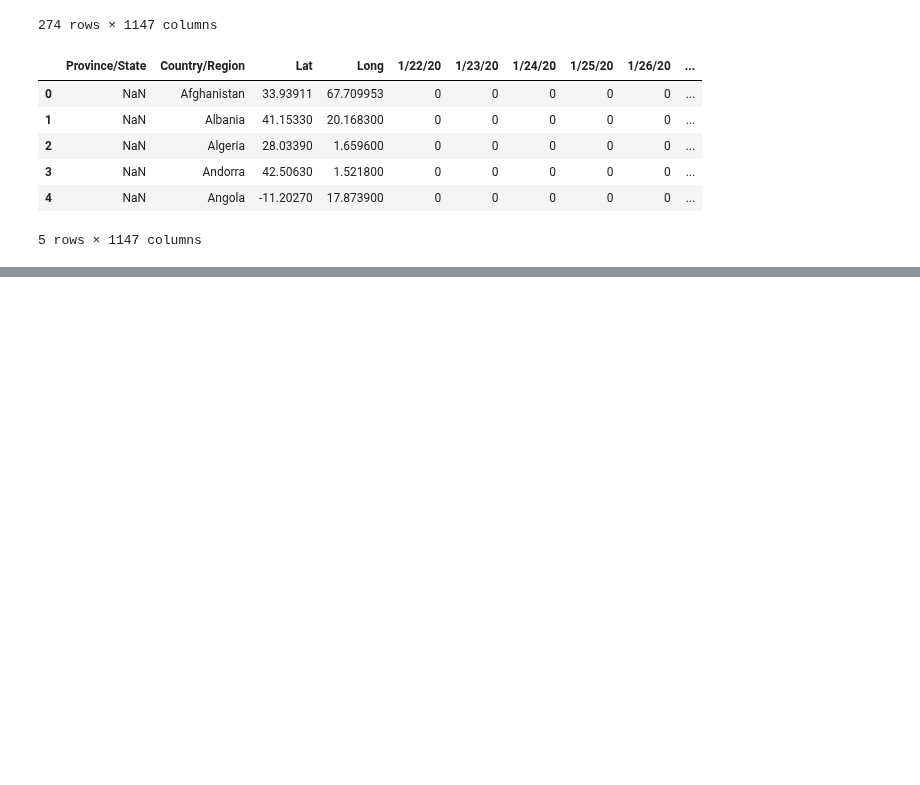
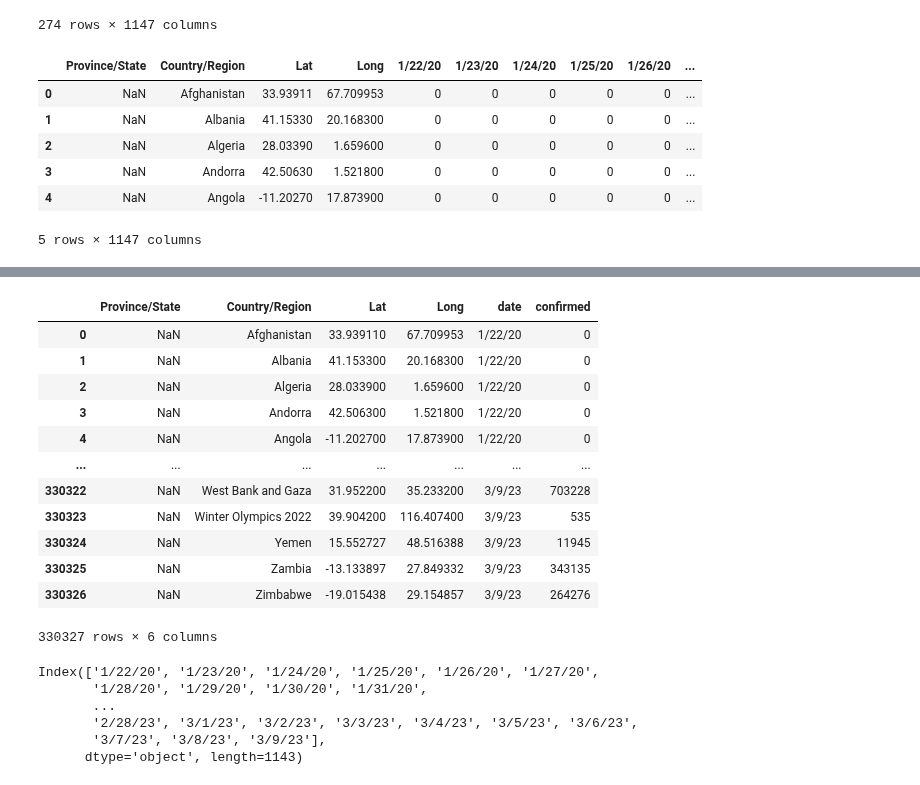
Before and after one commit to ramnagella/Demo, a Jupyter notebook: DA_Day11.ipynb, the cells around one changed output, grey strips where cells are left out. Cells and saved outputs as stored; diff of their text form; code cells hidden in the pictures; blank space fills up the shorter version.

```diff
--- a/DA_Day11.ipynb
+++ b/DA_Day11.ipynb
@@ -136,0 +183,10 @@ confirmed_df.head()
+# %%
+#Merge the DF's 2*2 not all three together
+#merging death,cofirmed and recovered DF's ---Transpose all data columns into values (means row )
+#but We can also convert only few columns into rows and other same as columns only
+#Here in all three DF's first four column fileds are same or unique and will keep them as columns only and rest ofthem
+# will be converted into ROWS
+#Now our new DF will be After first four columsn other new column added like ad date and other dates will be in rows for  confirmed,death,and recoverd cases
+#Segregating only columns
+dates=confirmed_df.columns[4:]
+dates
@@ -136,0 +218,31 @@ confirmed_df.head()
+# %%
+conformed_df_long=confirmed_df.melt(
+    id_vars=['Province/State','Country/Region','Lat','Long'],
+    value_vars=dates,
+    var_name='date',
+    value_name='confirmed')
+conformed_df_long
+# %% [output]
+|  | Province/State | Country/Region | Lat | Long | date | confirmed |
+| 0 | NaN | Afghanistan | 33.939110 | 67.709953 | 1/22/20 | 0 |
+| 1 | NaN | Albania | 41.153300 | 20.168300 | 1/22/20 | 0 |
+| 2 | NaN | Algeria | 28.033900 | 1.659600 | 1/22/20 | 0 |
+| 3 | NaN | Andorra | 42.506300 | 1.521800 | 1/22/20 | 0 |
+| 4 | NaN | Angola | -11.202700 | 17.873900 | 1/22/20 | 0 |
+| ... | ... | ... | ... | ... | ... | ... |
+| 330322 | NaN | West Bank and Gaza | 31.952200 | 35.233200 | 3/9/23 | 703228 |
+| 330323 | NaN | Winter Olympics 2022 | 39.904200 | 116.407400 | 3/9/23 | 535 |
+| 330324 | NaN | Yemen | 15.552727 | 48.516388 | 3/9/23 | 11945 |
+| 330325 | NaN | Zambia | -13.133897 | 27.849332 | 3/9/23 | 343135 |
+| 330326 | NaN | Zimbabwe | -19.015438 | 29.154857 | 3/9/23 | 264276 |
+330327 rows × 6 columns
+# %%
+dates_death=confirmed_df.columns[4:]
+dates_death
+# %% [output]
+Index(['1/22/20', '1/23/20', '1/24/20', '1/25/20', '1/26/20', '1/27/20',
+       '1/28/20', '1/29/20', '1/30/20', '1/31/20',
+       ...
+       '2/28/23', '3/1/23', '3/2/23', '3/3/23', '3/4/23', '3/5/23', '3/6/23',
+       '3/7/23', '3/8/23', '3/9/23'],
+      dtype='object', length=1143)
```
Also changed, not shown: parts of 11 cells of this notebook.
